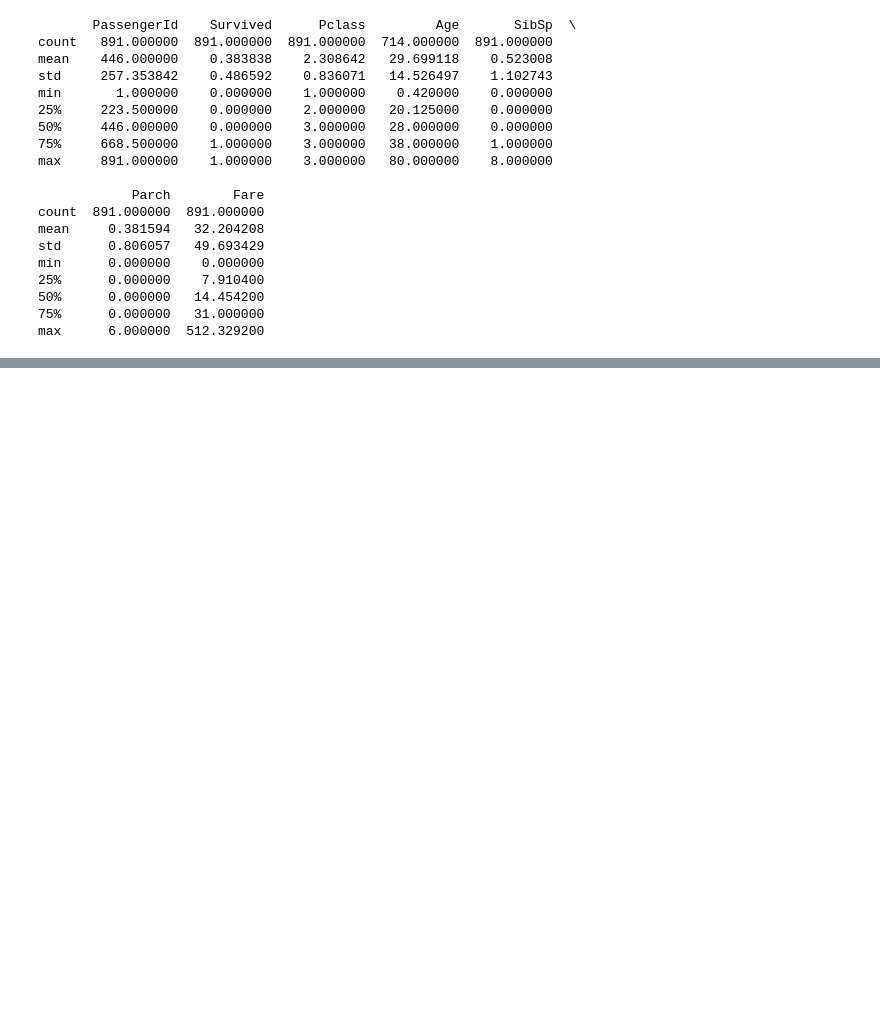
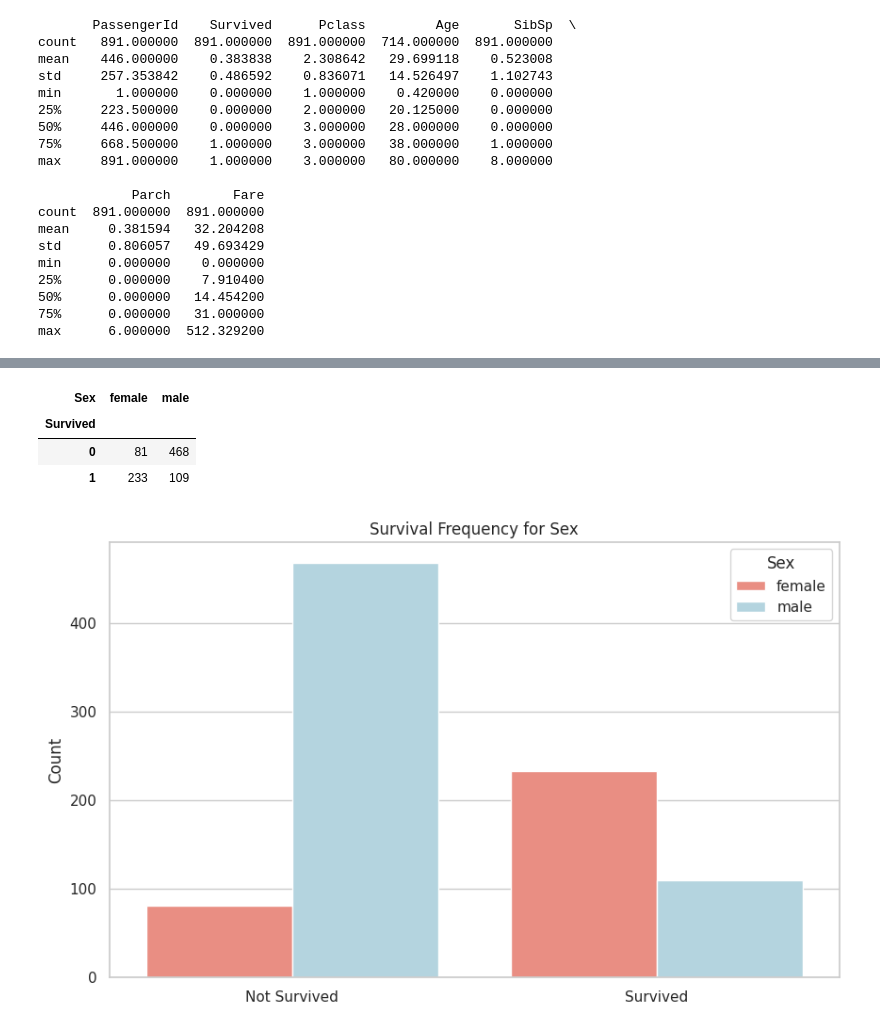
Before and after one commit to PavicicJadranko/Machine-Learning-Project, a Jupyter notebook: Titanic.ipynb, the cells around one changed output, grey strips where cells are left out. Saved outputs shown, nothing was run; the diff lists cells and outputs as text; code cells hidden in the pictures; blank space fills up the shorter version.

Commit message:
Making some plots

```diff
--- a/Titanic.ipynb
+++ b/Titanic.ipynb
@@ -167,0 +184,34 @@ max      6.000000  512.329200
+# %%
+# Compare Survived column with Sex column
+survived_sex_plot = pd.crosstab(df["Survived"], df["Sex"])
+survived_sex_plot
+# %% [output]
+| Sex | female | male |
+| Survived |  |  |
+| 0 | 81 | 468 |
+| 1 | 233 | 109 |
+# %%
+# Create a plot of crosstab
+
+survived_sex_plot = survived_sex_plot.reset_index()
+# %%
+
+
+# Melt the DataFrame for easier plotting with Seaborn
+survived_sex_plot_melted = survived_sex_plot.melt(id_vars='Survived',
+                                                value_vars=['female', 'male'],
+                                                var_name='Sex',
+                                                value_name='Count')
+
+sns.set(style="whitegrid")
+
+
+plt.figure(figsize=(10, 6))
+sns.barplot(x='Survived', y='Count', hue='Sex', data=survived_sex_plot_melted, palette=["salmon", "lightblue"])
+
+plt.xlabel("")
+plt.title("Survival Frequency for Sex")
+plt.xticks(ticks=[0, 1], labels=["Not Survived", "Survived"])
+plt.show()
+# %% [output]
+[figure, added]
```
Also changed, not shown: parts of 7 cells of this notebook.
